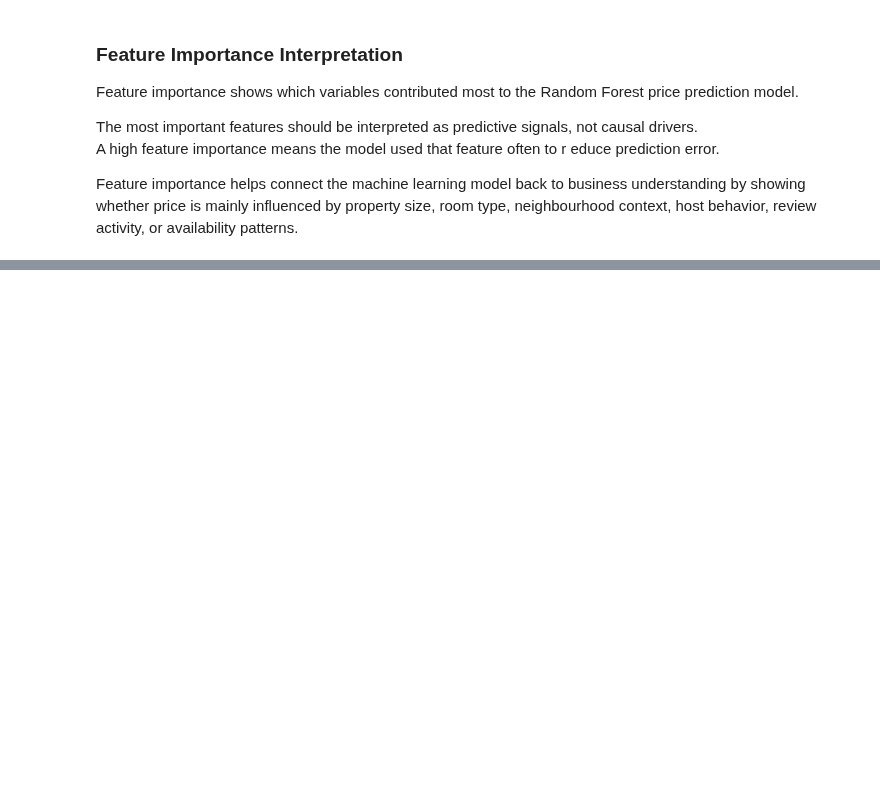
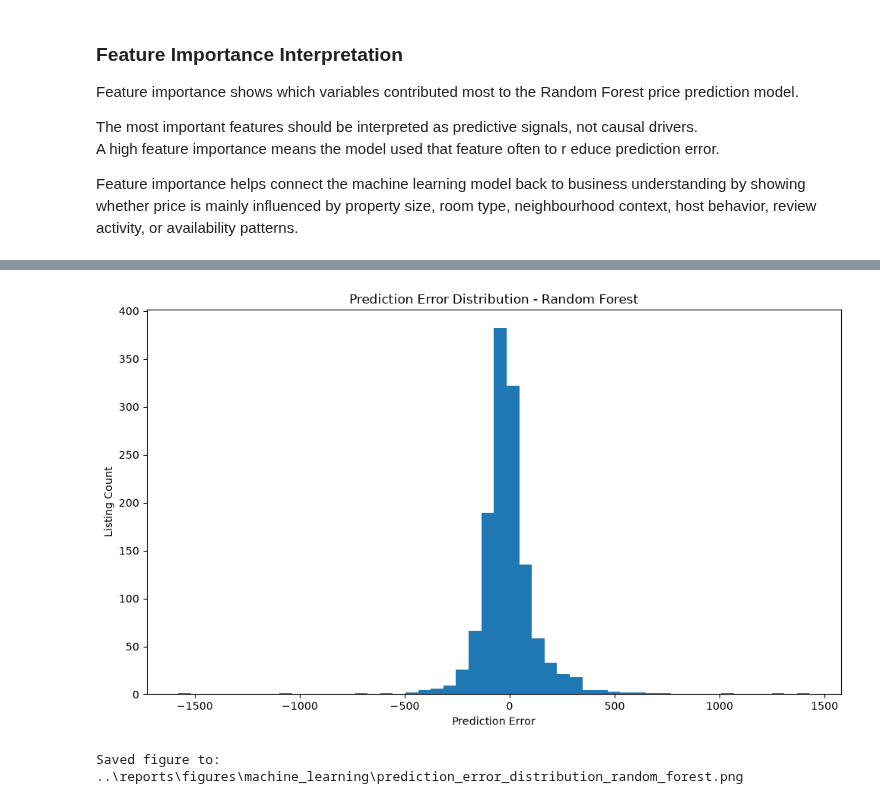
Before and after one commit to Tnadeeja/Inside-Airbnb-Market-Intelligence-Platform-Data-Engineering-Analytics-AI, a Jupyter notebook: notebooks/05_ml_price_prediction.ipynb, the cells around one changed output, grey strips where cells are left out. Drawn from its saved outputs; the diff is of its cells as text; code cells hidden in the pictures; blank space fills up the shorter version.

```diff
--- a/notebooks/05_ml_price_prediction.ipynb
+++ b/notebooks/05_ml_price_prediction.ipynb
@@ -835,0 +844,28 @@ Feature importance helps connect the machine learning model back to business und
+# %%
+prediction_results = ml_df.loc[X_test.index, [
+    "listing_id",
+    "listing_name",
+    "room_type",
+    "neighbourhood",
+    "host_portfolio_segment",
+    "price_numeric",
+    "bedrooms",
+    "bathrooms",
+    "beds",
+    "accommodates",
+    "review_scores_value",
+    "minimum_nights"
+]].copy()
+
+prediction_results["actual_price"] = y_test.values
+prediction_results["predicted_price"] = random_forest_predictions
+prediction_results["prediction_error"] = (
+    prediction_results["actual_price"] - prediction_results["predicted_price"]
+)
+prediction_results["absolute_error"] = prediction_results["prediction_error"].abs()
+
+prediction_results["predicted_price"] = prediction_results["predicted_price"].round(2)
+prediction_results["prediction_error"] = prediction_results["prediction_error"].round(2)
+prediction_results["absolute_error"] = prediction_results["absolute_error"].round(2)
+
+prediction_results.head()
@@ -835,0 +946,16 @@ Feature importance helps connect the machine learning model back to business und
+# %%
+plt.figure(figsize=(10, 6))
+plt.hist(prediction_results["prediction_error"], bins=50)
+plt.title("Prediction Error Distribution - Random Forest")
+plt.xlabel("Prediction Error")
+plt.ylabel("Listing Count")
+plt.tight_layout()
+
+output_path = ML_FIGURES_PATH / "prediction_error_distribution_random_forest.png"
+plt.savefig(output_path, dpi=300)
+plt.show()
+
+print(f"Saved figure to: {output_path}")
+# %% [output]
+[figure, added]
+Saved figure to: ..\reports\figures\machine_learning\prediction_error_distribution_random_forest.png
```
Also changed, not shown: parts of 15 cells of this notebook, 6 other files.
